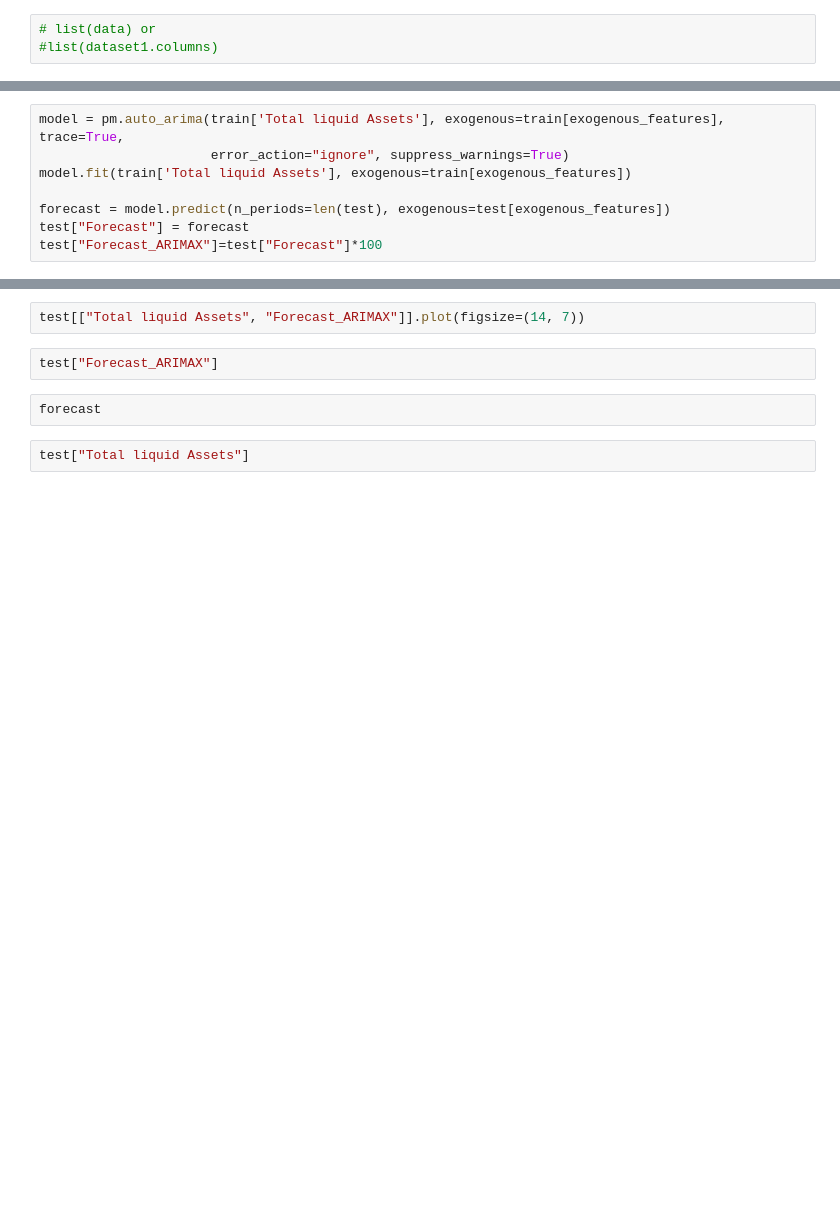
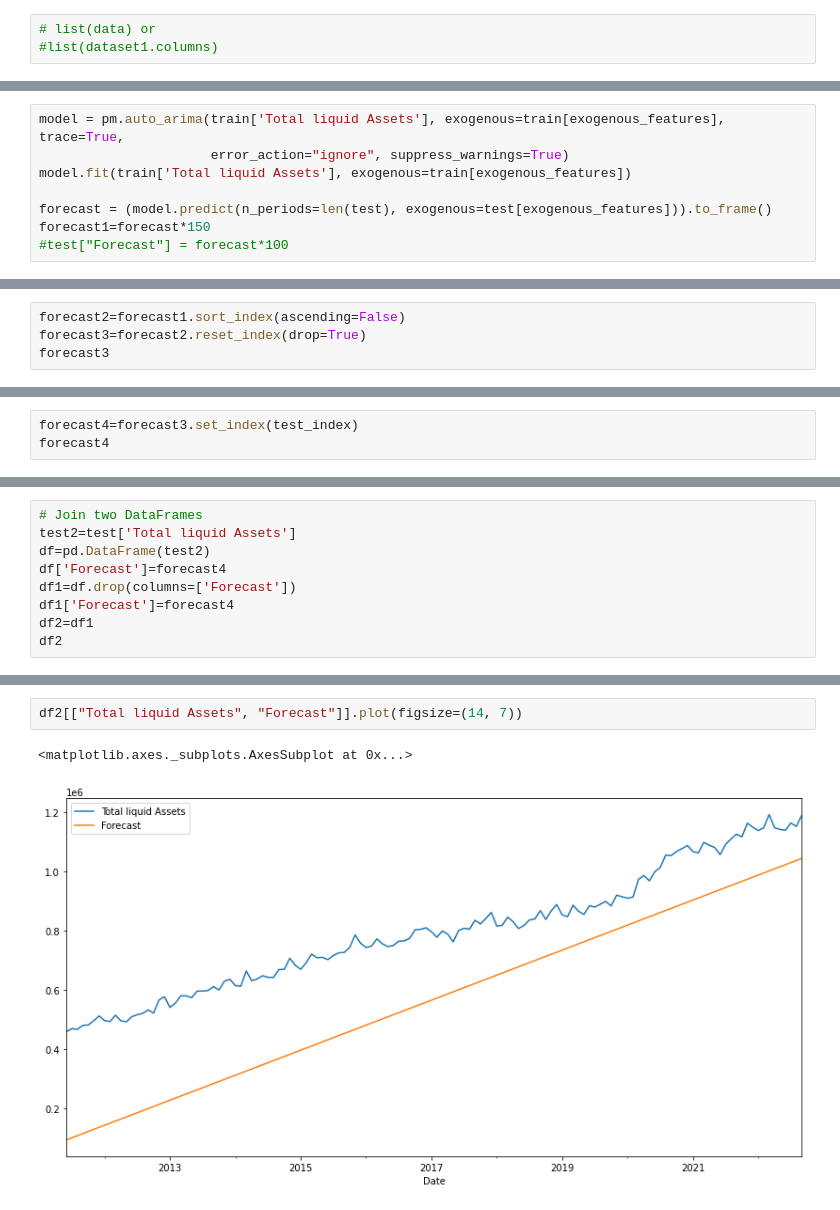
Before and after one commit to Khuks/Predicting-Aggregate-Liquidity-For-A-Central-Bank-Using-Machine-Learning-Algorithms-, a Jupyter notebook: Copy_of_Predicting_Aggregate_Liquidity.ipynb, the cells around one changed output, grey strips where cells are left out. Saved outputs shown, nothing was run; the diff lists cells and outputs as text; blank space fills up the shorter version.

```diff
--- a/Copy_of_Predicting_Aggregate_Liquidity.ipynb
+++ b/Copy_of_Predicting_Aggregate_Liquidity.ipynb
@@ -1115,6 +1162,6 @@ model = pm.auto_arima(train['Total liquid Assets'], exogenous=train[exogenous_fe
                       error_action="ignore", suppress_warnings=True)
 model.fit(train['Total liquid Assets'], exogenous=train[exogenous_features])
 
-forecast = model.predict(n_periods=len(test), exogenous=test[exogenous_features])
-test["Forecast"] = forecast
-test["Forecast_ARIMAX"]=test["Forecast"]*100
+forecast = (model.predict(n_periods=len(test), exogenous=test[exogenous_features])).to_frame()
+forecast1=forecast*150
+#test["Forecast"] = forecast*100
@@ -1120,0 +1184,4 @@ test["Forecast_ARIMAX"]=test["Forecast"]*100
+# %%
+forecast2=forecast1.sort_index(ascending=False)
+forecast3=forecast2.reset_index(drop=True)
+forecast3
@@ -1120,0 +1202,3 @@ test["Forecast_ARIMAX"]=test["Forecast"]*100
+# %%
+forecast4=forecast3.set_index(test_index)
+forecast4
@@ -1120,0 +1220,9 @@ test["Forecast_ARIMAX"]=test["Forecast"]*100
+# %%
+# Join two DataFrames
+test2=test['Total liquid Assets']
+df=pd.DataFrame(test2)
+df['Forecast']=forecast4
+df1=df.drop(columns=['Forecast'])
+df1['Forecast']=forecast4
+df2=df1
+df2
@@ -1121,8 +1256,5 @@ test["Forecast_ARIMAX"]=test["Forecast"]*100
 # %%
-test[["Total liquid Assets", "Forecast_ARIMAX"]].plot(figsize=(14, 7))
+df2[["Total liquid Assets", "Forecast"]].plot(figsize=(14, 7))
+# %% [output]
+<matplotlib.axes._subplots.AxesSubplot at 0x...>
+[figure, added]
-# %%
-test["Forecast_ARIMAX"]
-# %%
-forecast
-# %%
-test["Total liquid Assets"]
```
Also changed, not shown: parts of 35 cells of this notebook.
